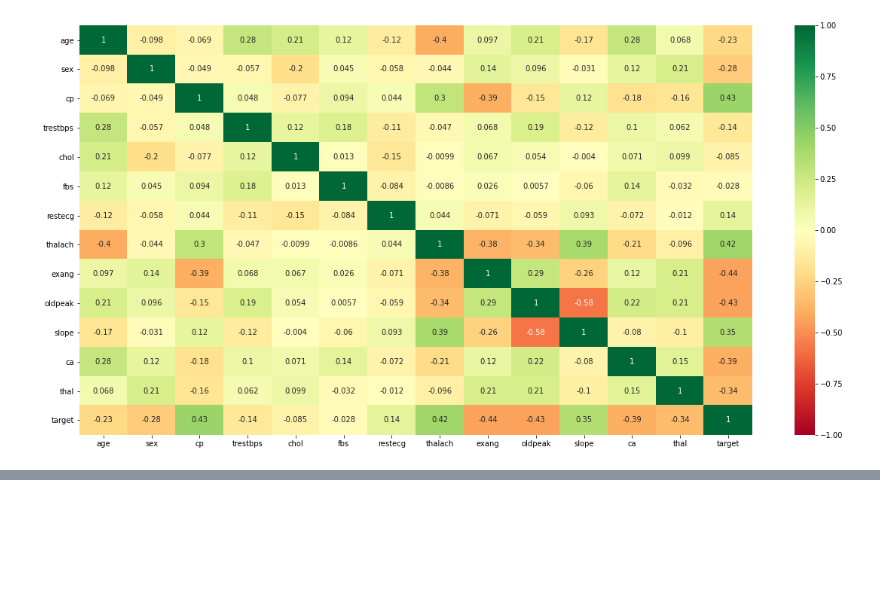
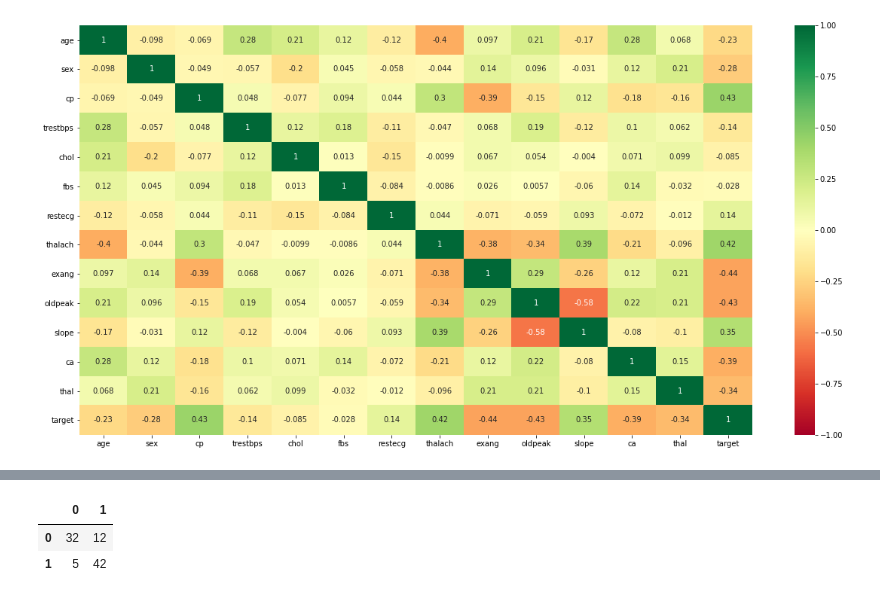
Before and after one commit to robd123/AML, a Jupyter notebook: Project3/Project3.ipynb, the cells around one changed output, grey strips where cells are left out. Cells and saved outputs as stored; diff of their text form; code cells hidden in the pictures; blank space fills up the shorter version.

```diff
--- a/Project3/Project3.ipynb
+++ b/Project3/Project3.ipynb
@@ -77,4 +91,8 @@ sns.heatmap(corr,annot=True,cmap='RdYlGn', vmin=-1, vmax=+1)
 # %%
 from sklearn.model_selection import train_test_split
 
-X_train, X_test, Y_train, Y_test = train_test_split(heart_data_scaled, heart_data_scaled[['target']], test_size = 0.30, random_state = 0)
+Y = heart_data[['target']]
+X = heart_data_scaled.drop(columns = ['target'])
+
+X_train, X_test, Y_train, Y_test = train_test_split(X, Y, test_size = 0.30, random_state = 0)
+print(X_train)
@@ -84,0 +114,16 @@ lr_classifier = LogisticRegression()
+# %%
+from sklearn.linear_model import LogisticRegression
+from sklearn.metrics import confusion_matrix, classification_report
+
+lr_classifier = LogisticRegression()
+lr_classifier.fit(X_train, Y_train)
+heart_data_pred_lr = lr_classifier.predict(X_test)
+
+labels = [0, 1]
+lr_cm = confusion_matrix(Y_test, heart_data_pred_lr, labels=labels)
+
+pd.DataFrame(lr_cm, index=labels, columns=labels)
+# %% [output]
+|  | 0 | 1 |
+| 0 | 32 | 12 |
+| 1 | 5 | 42 |
```
Also changed, not shown: parts of 7 cells of this notebook.
